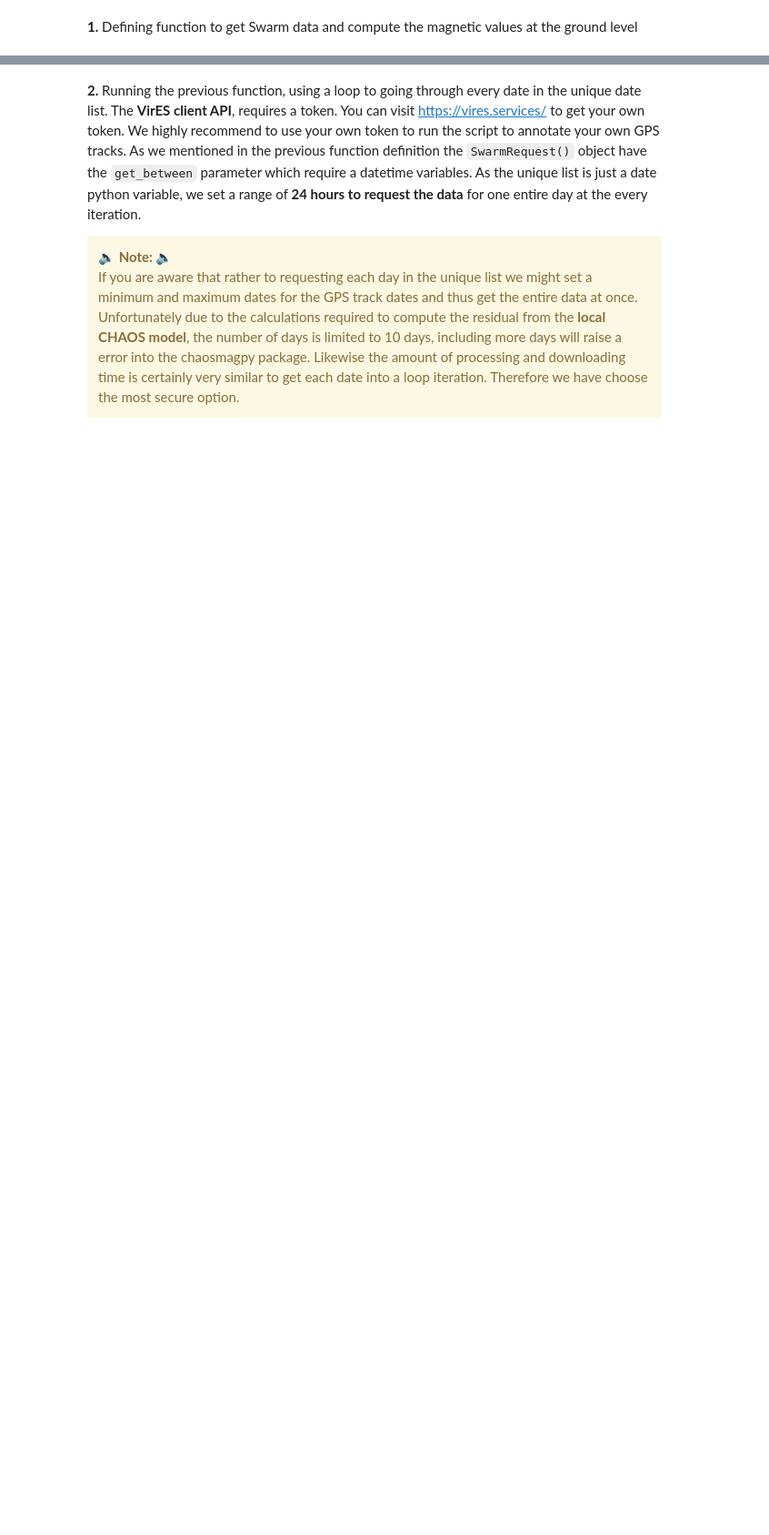
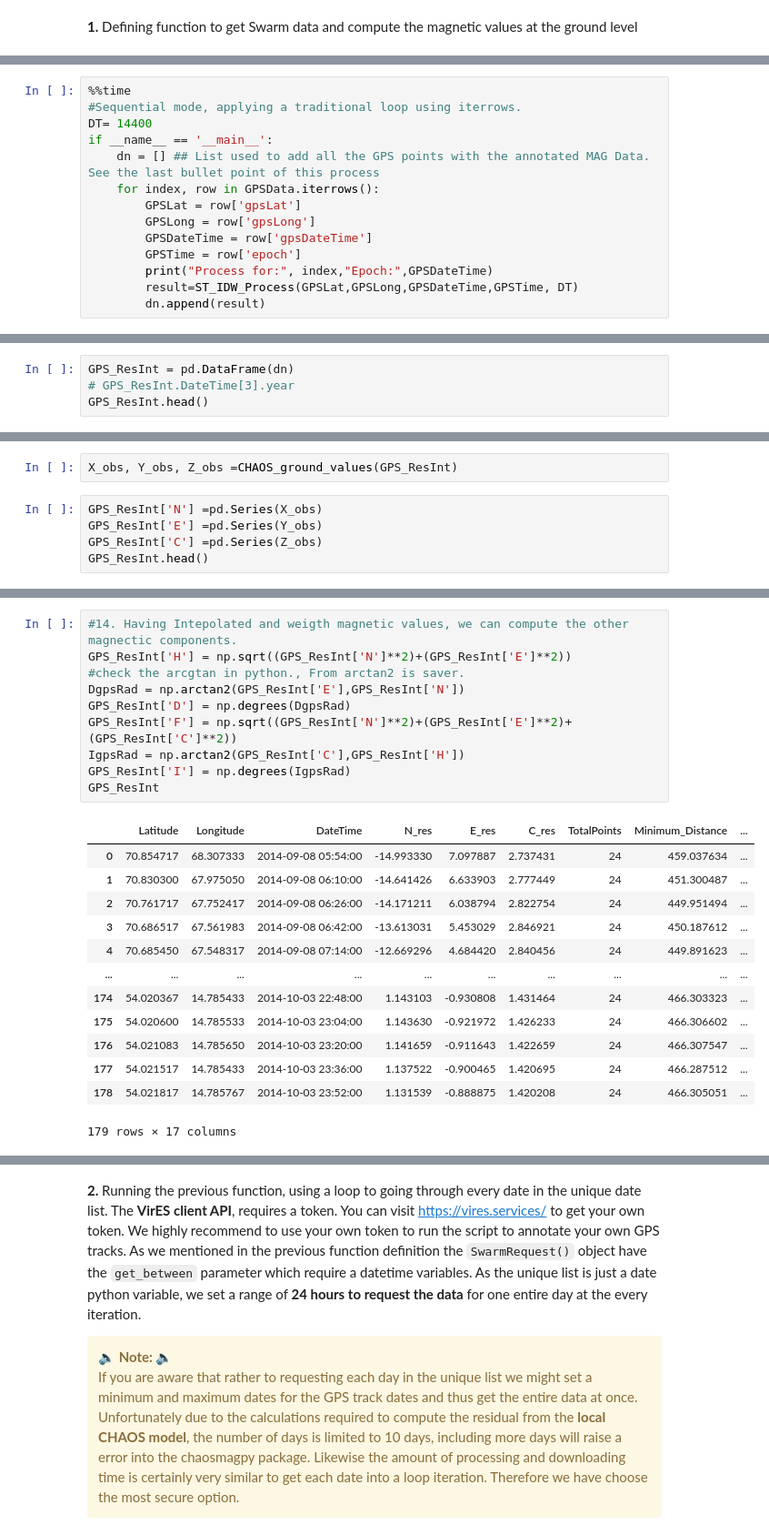
Before and after one commit to MagGeo/MagGeo, a Jupyter notebook: MagGeo - Sequential Mode.ipynb, the cells around one changed output, grey strips where cells are left out. Shown at 91% size. Saved outputs shown, nothing was run; the diff lists cells and outputs as text; blank space fills up the shorter version.

```diff
--- a/MagGeo - Sequential Mode.ipynb
+++ b/MagGeo - Sequential Mode.ipynb
@@ -196,0 +425,14 @@ We will use the abbreviations:
+# %%
+%%time
+#Sequential mode, applying a traditional loop using iterrows.
+DT= 14400
+if __name__ == '__main__':
+    dn = [] ## List used to add all the GPS points with the annotated MAG Data. See the last bullet point of this process
+    for index, row in GPSData.iterrows():
+        GPSLat = row['gpsLat']
+        GPSLong = row['gpsLong']
+        GPSDateTime = row['gpsDateTime']
+        GPSTime = row['epoch']
+        print("Process for:", index,"Epoch:",GPSDateTime)
+        result=ST_IDW_Process(GPSLat,GPSLong,GPSDateTime,GPSTime, DT)
+        dn.append(result)
@@ -196,0 +457,4 @@ We will use the abbreviations:
+# %%
+GPS_ResInt = pd.DataFrame(dn)
+# GPS_ResInt.DateTime[3].year
+GPS_ResInt.head()
@@ -196,0 +500,7 @@ We will use the abbreviations:
+# %%
+X_obs, Y_obs, Z_obs =CHAOS_ground_values(GPS_ResInt)
+# %%
+GPS_ResInt['N'] =pd.Series(X_obs)
+GPS_ResInt['E'] =pd.Series(Y_obs)
+GPS_ResInt['C'] =pd.Series(Z_obs)
+GPS_ResInt.head()
@@ -196,0 +514,24 @@ We will use the abbreviations:
+# %%
+#14. Having Intepolated and weigth magnetic values, we can compute the other magnectic components.
+GPS_ResInt['H'] = np.sqrt((GPS_ResInt['N']**2)+(GPS_ResInt['E']**2))
+#check the arcgtan in python., From arctan2 is saver.
+DgpsRad = np.arctan2(GPS_ResInt['E'],GPS_ResInt['N'])
+GPS_ResInt['D'] = np.degrees(DgpsRad)
+GPS_ResInt['F'] = np.sqrt((GPS_ResInt['N']**2)+(GPS_ResInt['E']**2)+(GPS_ResInt['C']**2))
+IgpsRad = np.arctan2(GPS_ResInt['C'],GPS_ResInt['H'])
+GPS_ResInt['I'] = np.degrees(IgpsRad)
+GPS_ResInt
+# %% [output]
+|  | Latitude | Longitude | DateTime | N_res | E_res | C_res | TotalPoints | Minimum_Distance | ... |
+| 0 | 70.854717 | 68.307333 | 2014-09-08 05:54:00 | -14.993330 | 7.097887 | 2.737431 | 24 | 459.037634 | ... |
+| 1 | 70.830300 | 67.975050 | 2014-09-08 06:10:00 | -14.641426 | 6.633903 | 2.777449 | 24 | 451.300487 | ... |
+| 2 | 70.761717 | 67.752417 | 2014-09-08 06:26:00 | -14.171211 | 6.038794 | 2.822754 | 24 | 449.951494 | ... |
+| 3 | 70.686517 | 67.561983 | 2014-09-08 06:42:00 | -13.613031 | 5.453029 | 2.846921 | 24 | 450.187612 | ... |
+| 4 | 70.685450 | 67.548317 | 2014-09-08 07:14:00 | -12.669296 | 4.684420 | 2.840456 | 24 | 449.891623 | ... |
+| ... | ... | ... | ... | ... | ... | ... | ... | ... | ... |
+| 174 | 54.020367 | 14.785433 | 2014-10-03 22:48:00 | 1.143103 | -0.930808 | 1.431464 | 24 | 466.303323 | ... |
+| 175 | 54.020600 | 14.785533 | 2014-10-03 23:04:00 | 1.143630 | -0.921972 | 1.426233 | 24 | 466.306602 | ... |
+| 176 | 54.021083 | 14.785650 | 2014-10-03 23:20:00 | 1.141659 | -0.911643 | 1.422659 | 24 | 466.307547 | ... |
+| 177 | 54.021517 | 14.785433 | 2014-10-03 23:36:00 | 1.137522 | -0.900465 | 1.420695 | 24 | 466.287512 | ... |
+| 178 | 54.021817 | 14.785767 | 2014-10-03 23:52:00 | 1.131539 | -0.888875 | 1.420208 | 24 | 466.305051 | ... |
+179 rows × 17 columns
```
Also changed, not shown: parts of 16 cells of this notebook, 3 other files.
